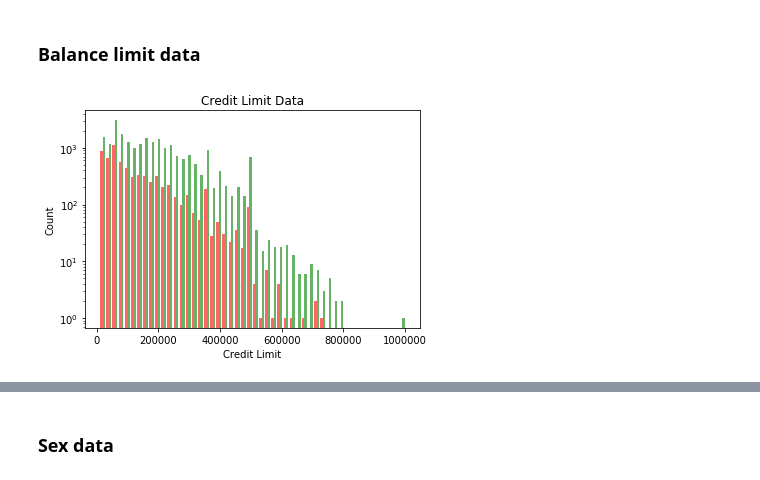
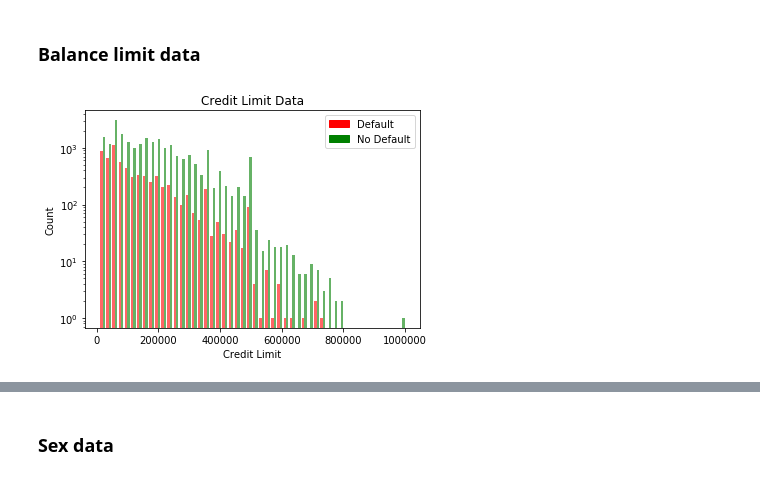
Before and after one commit to coshmeo/springboard, a Jupyter notebook: capstone 1/project code.ipynb, the cells around one changed output, grey strips where cells are left out. Saved outputs shown, nothing was run; the diff lists cells and outputs as text; code cells hidden in the pictures.

Commit message:
updated project code
added legends to all multicolor plots

```diff
--- a/capstone 1/project code.ipynb
+++ b/capstone 1/project code.ipynb
@@ -105,23 +106,29 @@ Percentage of total defaults
 # %%
 #define variables for default & no default
 default_limit_bal = df[df['default.payment.next.month'] == 1]['LIMIT_BAL']
 no_default_limit_bal = df[df['default.payment.next.month'] == 0]['LIMIT_BAL']
 
 #create plot
 plt.hist([default_limit_bal, no_default_limit_bal], bins = 50, color = ['red', 'green'],
          alpha = 0.6)
 
 #add lables and change scale
 plt.yscale('log')
 plt.ylabel('Count')
 plt.xlabel('Credit Limit')
 plt.title('Credit Limit Data')
+
+#add legend
+red_patch = mpatches.Patch(color='red', label='Default')
+green_patch = mpatches.Patch(color = 'green', label = 'No Default')
+plt.legend(handles=[red_patch, green_patch])
+
 plt.show()
 
 #show summary statistics
 df.groupby('default.payment.next.month')['LIMIT_BAL'].describe()
 # %% [output]
-[figure, old version]
+[figure, new version]
 |  | count | mean | std | min | 25% | 50% | 75% | max |
 | default.payment.next.month |  |  |  |  |  |  |  |  |
 | 0 | 23364.0 | 178099.726074 | 131628.359660 | 10000.0 | 70000.0 | 150000.0 | 250000.0 | 1000000.0 |
```
Also changed, not shown: parts of 14 cells of this notebook.
